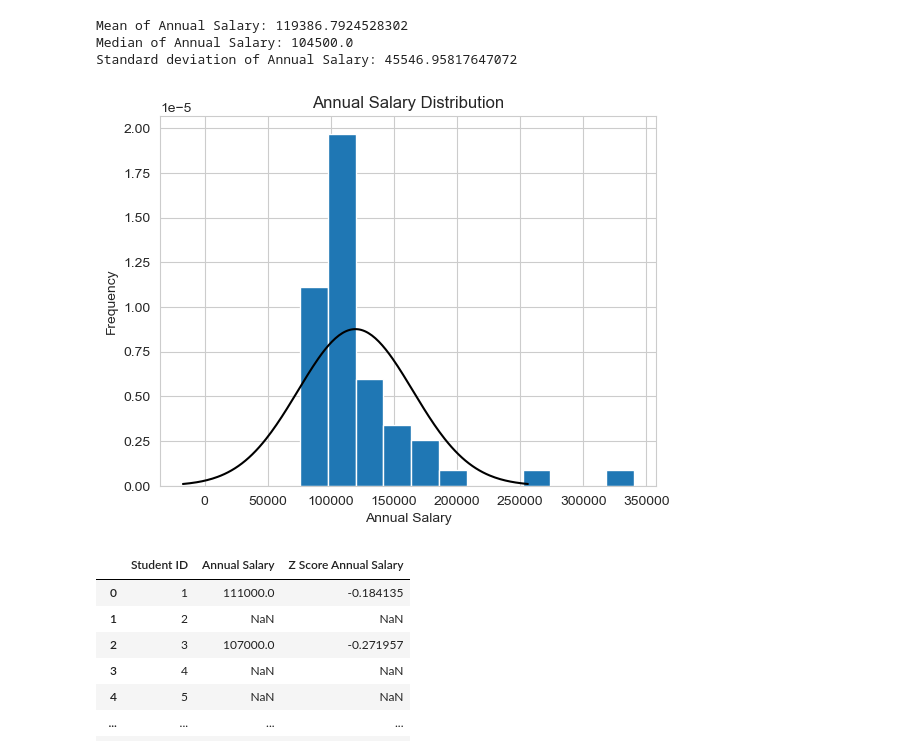
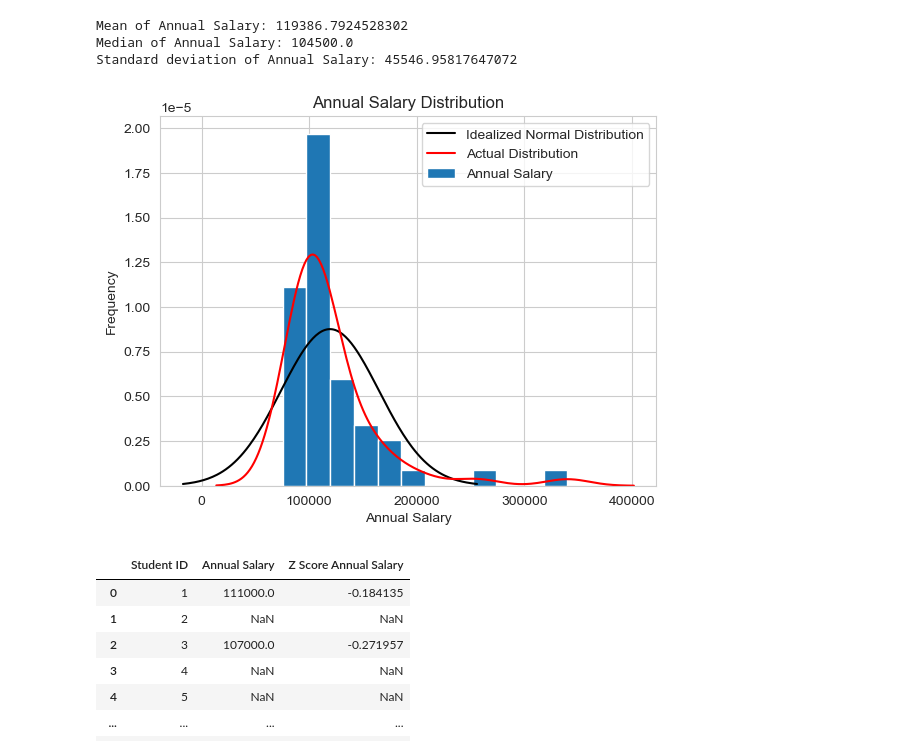
Before and after one commit to MeetPatel89/recruitment_analysis, a Jupyter notebook: dist.ipynb, the cells around one changed output. Saved outputs shown, nothing was run; the diff lists cells and outputs as text; code cells hidden in the pictures.

```diff
--- a/dist.ipynb
+++ b/dist.ipynb
@@ -180,27 +185,31 @@ Standard deviation of Annual Salary: 45546.95817647072
 # %%
 # based on mean and standard deviation of distribution of MBA grades plot an idealized normal distribution
 def normal_dist(x, mean, std_dev):
     prob_density_func = (1/(std_dev * np.sqrt(2*np.pi))) * np.exp(-0.5*((x-mean)/std_dev)**2)
     return prob_density_func
 
 # get theoretical series of data points within 3 standard deviations of mean
 x = np.linspace(mean_annual_salary - 3*std_dev_annual_salary, mean_annual_salary + 3*std_dev_annual_salary, 200)
 
 prob_density_func = normal_dist(x, mean_annual_salary, std_dev_annual_salary)
 
 # plot theoretical normal distribution
-plt.plot(x, prob_density_func, color="black")
+plt.plot(x, prob_density_func, color="black", label="Idealized Normal Distribution")
+
+# plot gaussian curve of actual distribution of Annual Salary
+sns.kdeplot(student_grades["Annual Salary"], color="red", legend=True, label="Actual Distribution")
 
 # plot title of distribution
 plt.title("Idealized Normal Distribution")
 plt.xlabel("Annual Salary")
 plt.ylabel("Probability Density")
 
 student_grades["Annual Salary"].plot(kind="hist", bins=12, title="Annual Salary Distribution", density=True)
 
+plt.legend()
 plt.show()
 # %% [output]
-[figure, old version]
+[figure, new version]
 # %%
 # get Z Score Annual Salary for each student
 student_grades["Z Score Annual Salary"] = (student_grades["Annual Salary"] - mean_annual_salary)/std_dev_annual_salary
```
Also changed, not shown: parts of 1 cell of this notebook.
